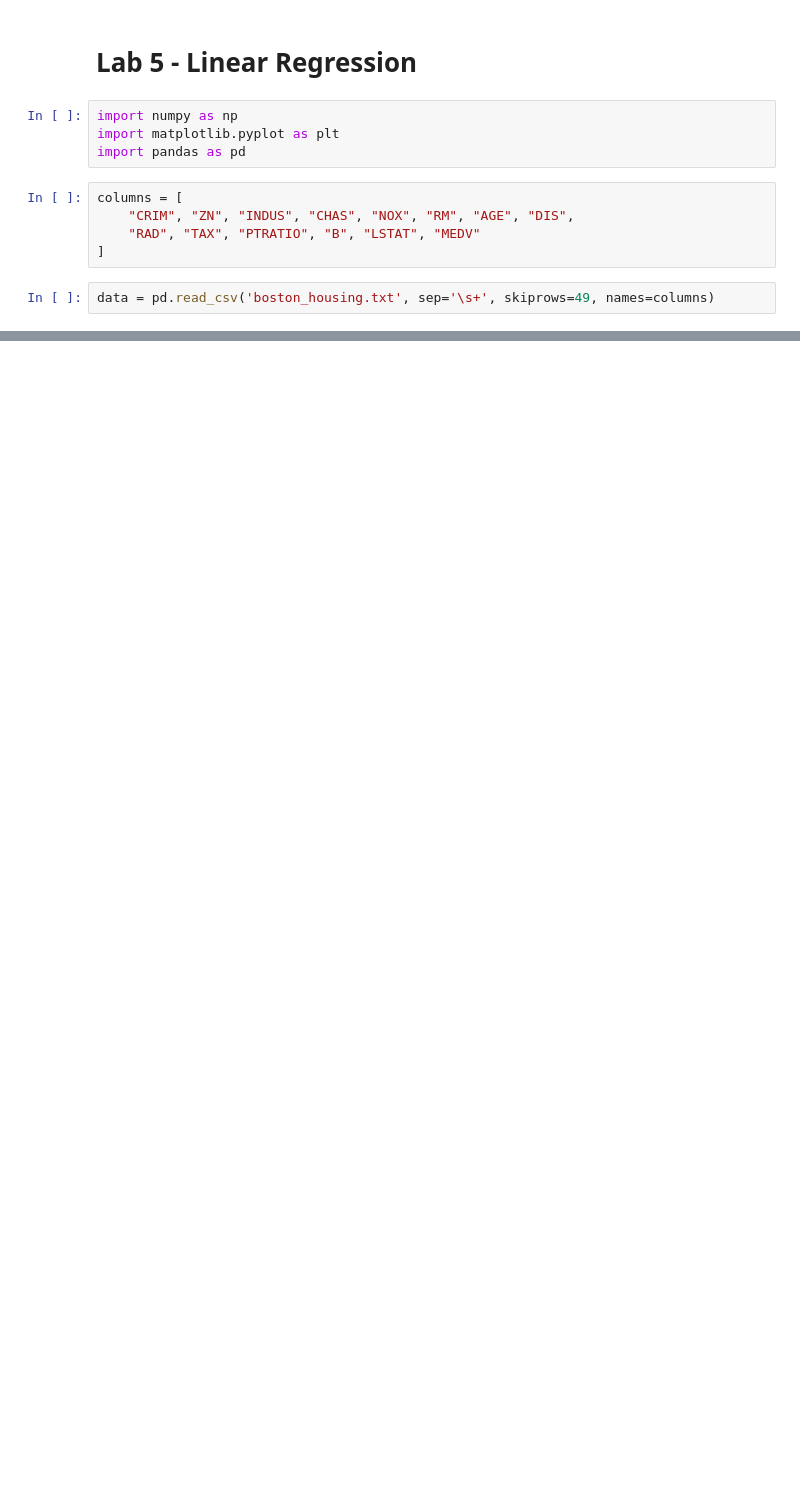
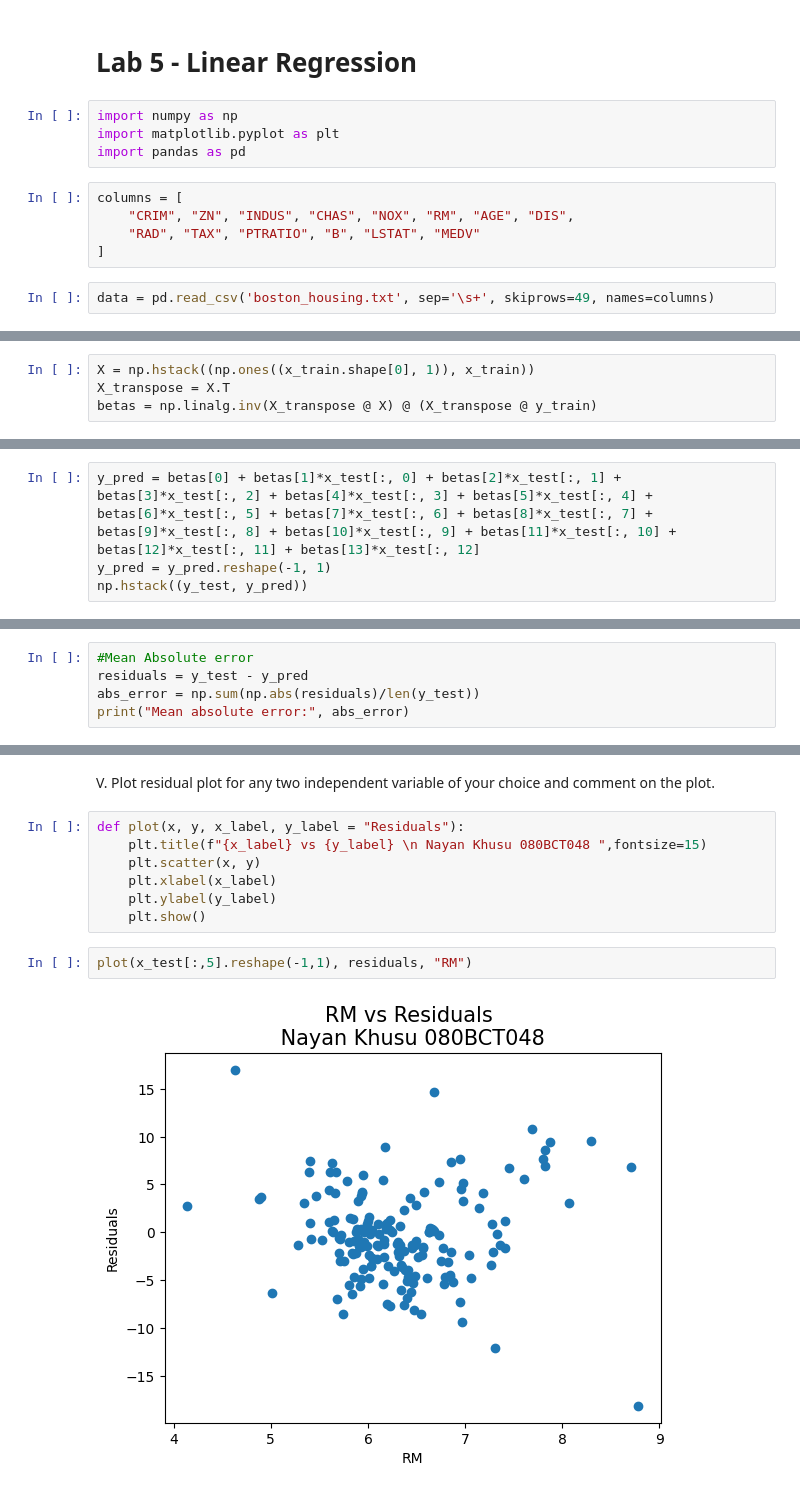
Before and after one commit to nyanko3434/Year-2-Part-I_Data_Science_Lab, a Jupyter notebook: Lab5/Lab5_assignment.ipynb, the cells around one changed output, grey strips where cells are left out. Drawn from its saved outputs; the diff is of its cells as text; blank space fills up the shorter version.

```diff
--- a/Lab5/Lab5_assignment.ipynb
+++ b/Lab5/Lab5_assignment.ipynb
@@ -22,0 +46,4 @@ data.head()
+# %%
+X = np.hstack((np.ones((x_train.shape[0], 1)), x_train))
+X_transpose = X.T
+betas = np.linalg.inv(X_transpose @ X) @ (X_transpose @ y_train)
@@ -22,0 +100,4 @@ data.head()
+# %%
+y_pred = betas[0] + betas[1]*x_test[:, 0] + betas[2]*x_test[:, 1] + betas[3]*x_test[:, 2] + betas[4]*x_test[:, 3] + betas[5]*x_test[:, 4] + betas[6]*x_test[:, 5] + betas[7]*x_test[:, 6] + betas[8]*x_test[:, 7] + betas[9]*x_test[:, 8] + betas[10]*x_test[:, 9] + betas[11]*x_test[:, 10] + betas[12]*x_test[:, 11] + betas[13]*x_test[:, 12]
+y_pred = y_pred.reshape(-1, 1)
+np.hstack((y_test, y_pred))
@@ -22,0 +122,5 @@ data.head()
+# %%
+#Mean Absolute error
+residuals = y_test - y_pred
+abs_error = np.sum(np.abs(residuals)/len(y_test))
+print("Mean absolute error:", abs_error)
@@ -22,0 +208,13 @@ data.head()
+# %% [markdown]
+V. Plot residual plot for any two independent variable of your choice and comment on the plot.
+# %%
+def plot(x, y, x_label, y_label = "Residuals"):
+    plt.title(f"{x_label} vs {y_label} \n Nayan Khusu 080BCT048 ",fontsize=15)
+    plt.scatter(x, y)
+    plt.xlabel(x_label)
+    plt.ylabel(y_label)
+    plt.show()
+# %%
+plot(x_test[:,5].reshape(-1,1), residuals, "RM")
+# %% [output]
+[figure, added]
```
Also changed, not shown: parts of 26 cells of this notebook.
